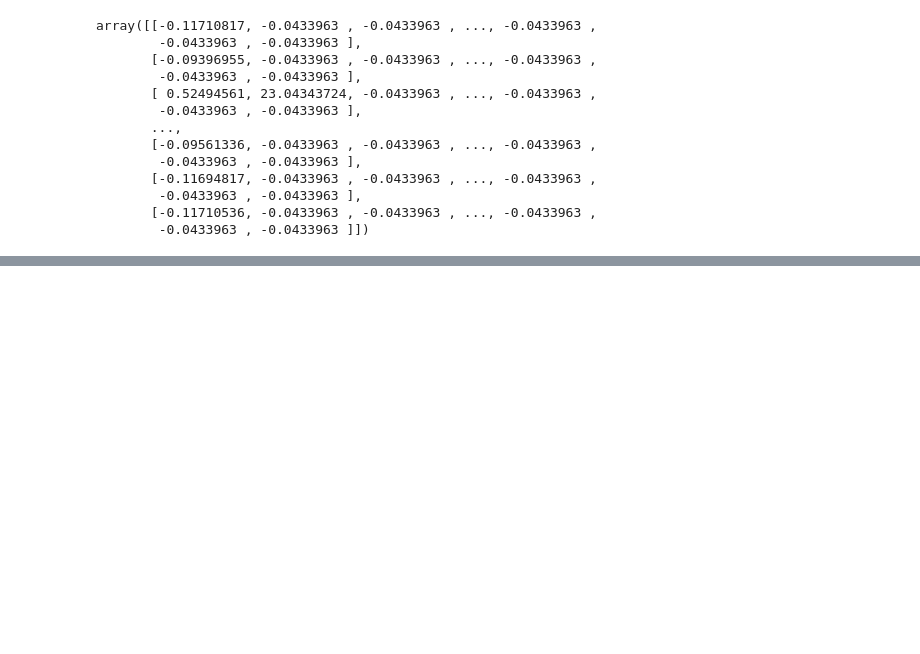
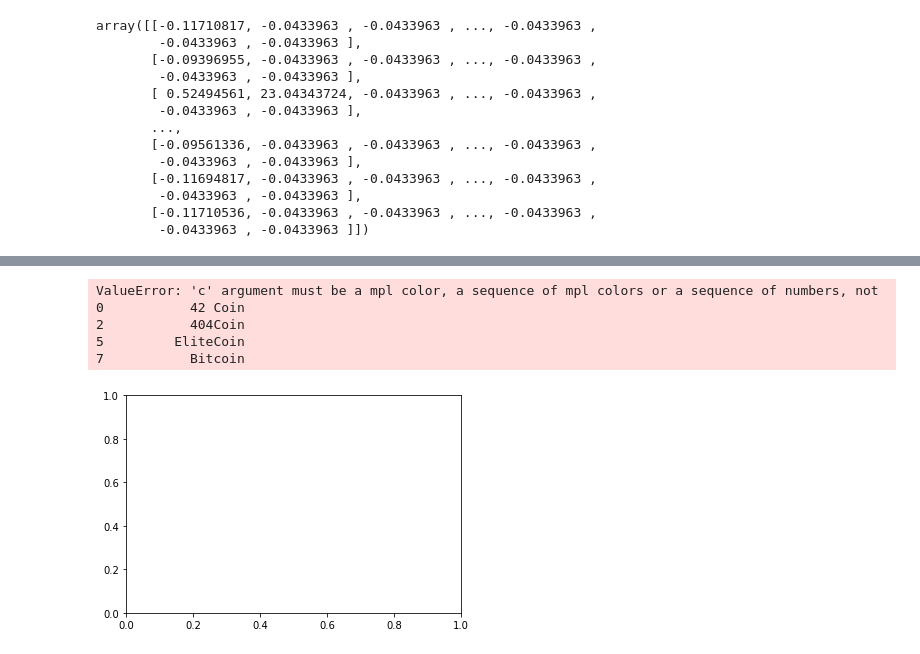
Before and after one commit to anilzown/cryptocurrency-clusters, a Jupyter notebook: cryptocurrencies-cluster.ipynb, the cells around one changed output, grey strips where cells are left out. Drawn from its saved outputs; the diff is of its cells as text; code cells hidden in the pictures; blank space fills up the shorter version.

```diff
--- a/cryptocurrencies-cluster.ipynb
+++ b/cryptocurrencies-cluster.ipynb
@@ -119,0 +133,9 @@ array([[-3.06477939e-01, -1.34247908e-01,  1.08023215e-13, ...,
+# %%
+plt.scatter(trading_f['x'], trading_f['y'], c=trading_f['class'])
+plt.show()
+# %% [output]
+ValueError: 'c' argument must be a mpl color, a sequence of mpl colors or a sequence of numbers, not 0           42 Coin
+2           404Coin
+5         EliteCoin
+7           Bitcoin
+[figure, added]
```
Also changed, not shown: parts of 9 cells of this notebook.
